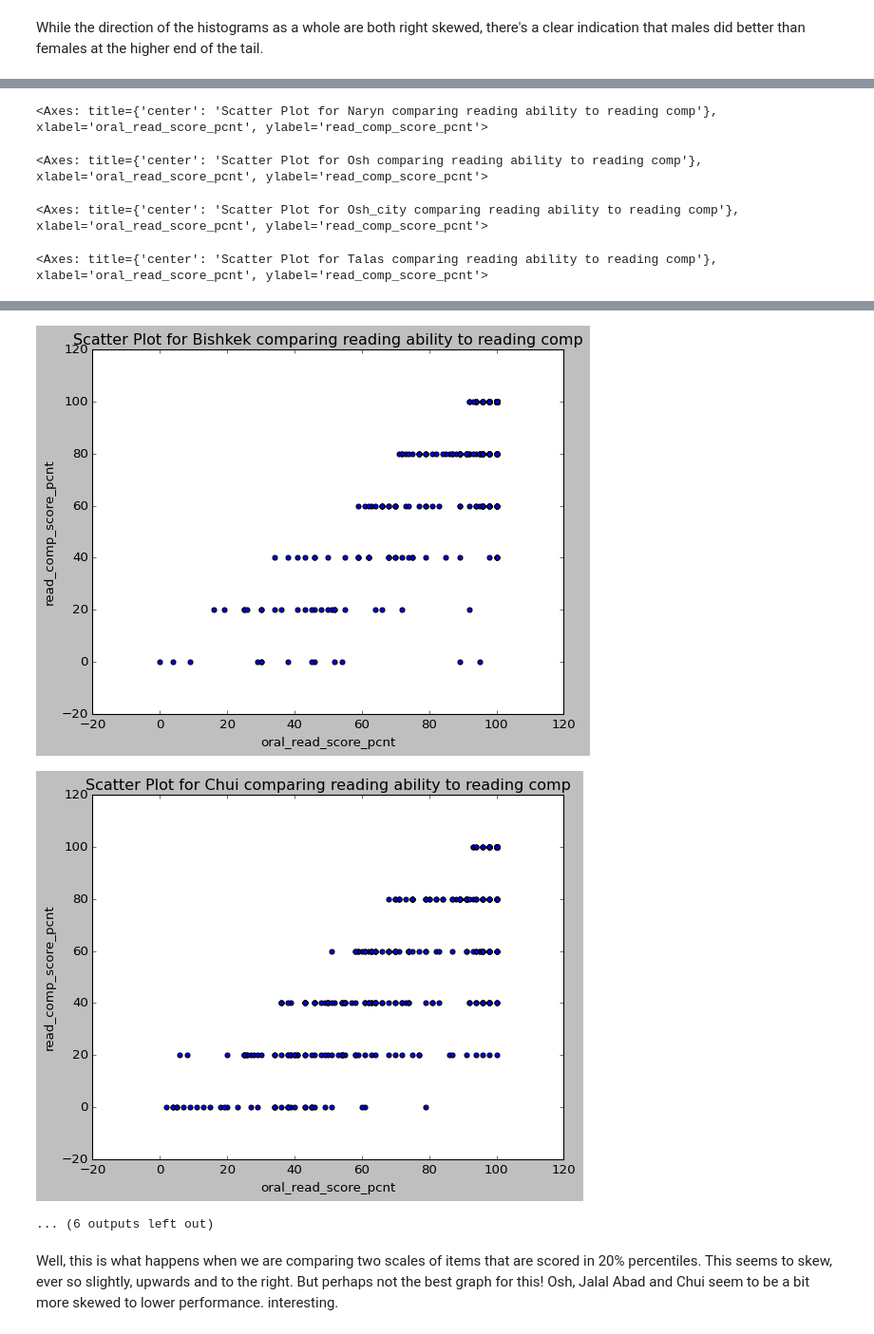
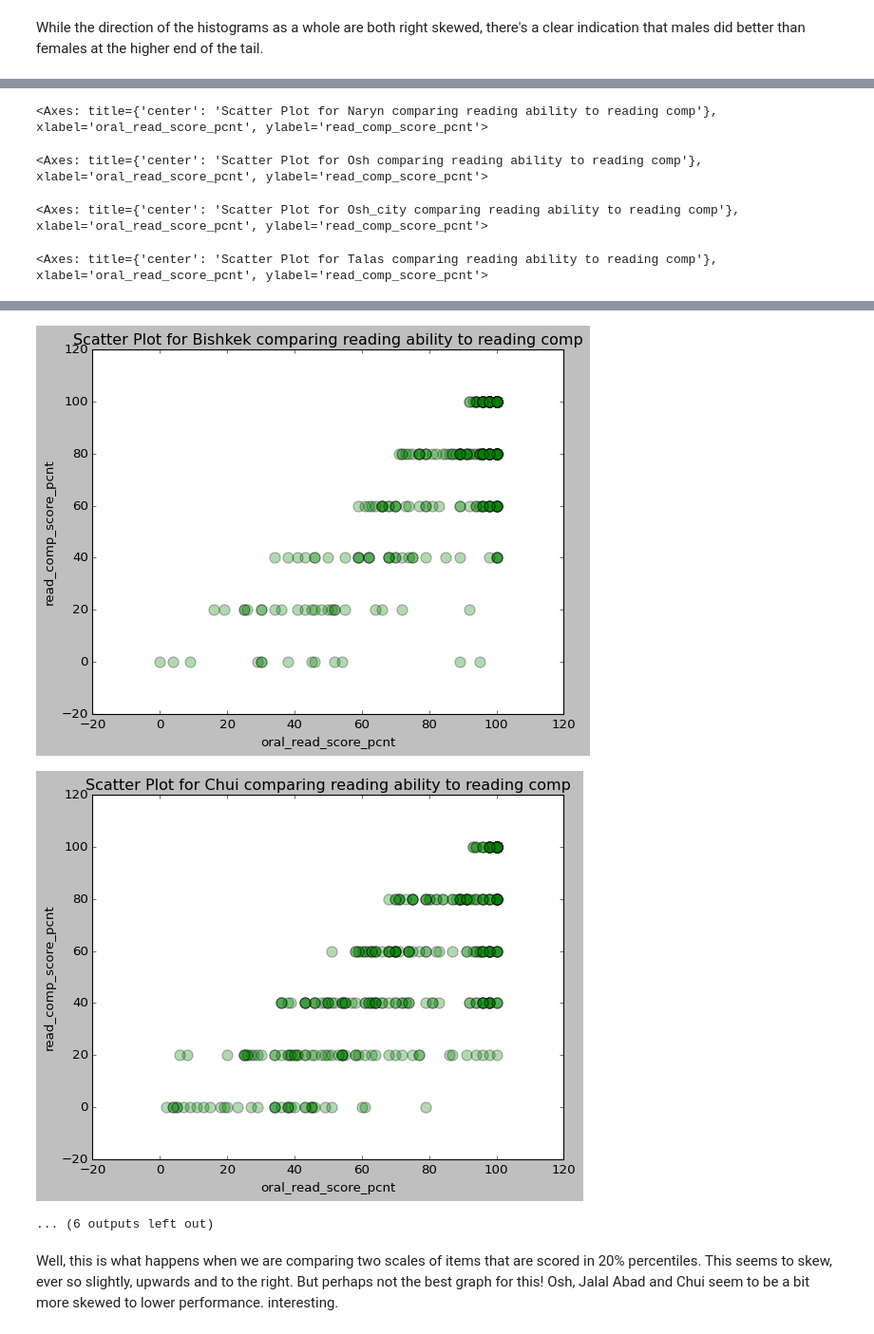
Before and after one commit to Jonchyk/Vis, a Jupyter notebook: PS2_vis_.ipynb, the cells around one changed output, grey strips where cells are left out. Shown at 95% size. Cells and saved outputs as stored; diff of their text form; code cells hidden in the pictures.

```diff
--- a/PS2_vis_.ipynb
+++ b/PS2_vis_.ipynb
@@ -828,7 +828,10 @@ for region in ps3 ['region'].unique():
       x='oral_read_score_pcnt',
       y='read_comp_score_pcnt',
       kind='scatter',
-      title=f'Scatter Plot for {region} comparing reading ability to reading comp')
+      title=f'Scatter Plot for {region} comparing reading ability to reading comp',
+      c='green',
+      s=100,
+      alpha=.3)
 # %% [output]
 <Axes: title={'center': 'Scatter Plot for Batken comparing reading ability to reading comp'}, xlabel='oral_read_score_pcnt', ylabel='read_comp_score_pcnt'>
 <Axes: title={'center': 'Scatter Plot for Bishkek comparing reading ability to reading comp'}, xlabel='oral_read_score_pcnt', ylabel='read_comp_score_pcnt'>
@@ -843,5 +846,5 @@ for region in ps3 ['region'].unique():
-[figure, old version]
+[figure, new version]
-[figure, old version]
+[figure, new version]
 ... (6 outputs left out)
 # %% [markdown]
 Well, this is what happens when we are comparing two scales of items that are scored in 20% percentiles. This seems to skew, ever so slightly, upwards and to the right. But perhaps not the best graph for this!
```
Also changed, not shown: parts of 4 cells of this notebook.
